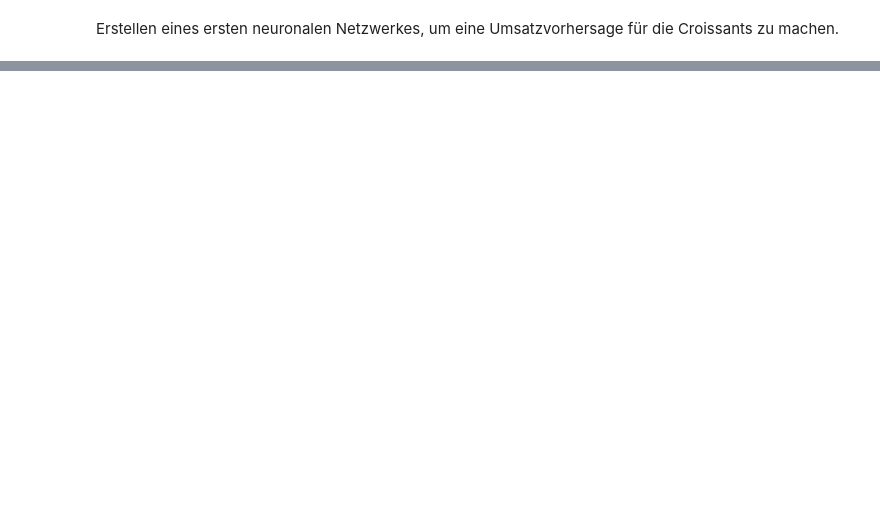
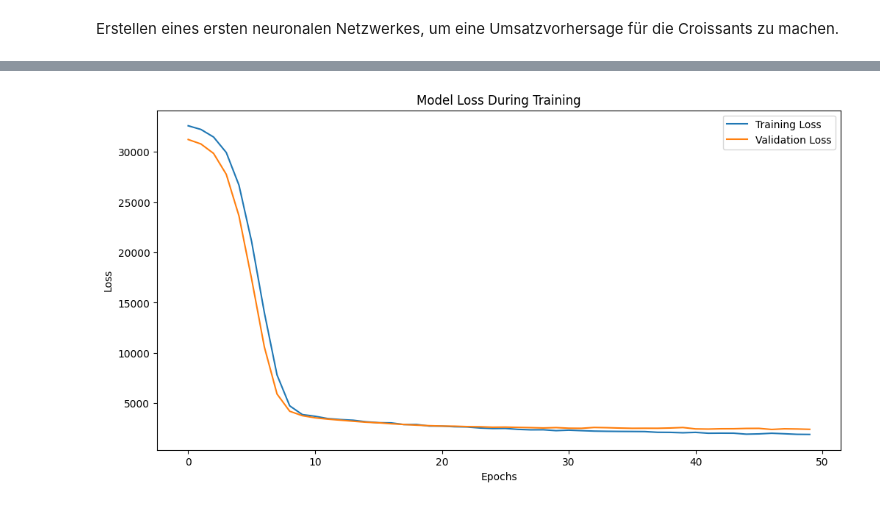
Before and after one commit to jul-mar/bakery_sales_prediction, a Jupyter notebook: 3_Model/03_Barbara/Croissant_model.ipynb, the cells around one changed output, grey strips where cells are left out. Cells and saved outputs as stored; diff of their text form; code cells hidden in the pictures; blank space fills up the shorter version.

Commit message:
Updated my croissant model

```diff
--- a/3_Model/03_Barbara/Croissant_model.ipynb
+++ b/3_Model/03_Barbara/Croissant_model.ipynb
@@ -60,0 +102,14 @@ ModuleNotFoundError: No module named 'numpy.typing'
+# %%
+# Compiling and Training the model with mean squared Error (MSE) as loss function and adam optimizer
+model.compile(loss="mse", optimizer=Adam(learning_rate=0.001), metrics = ['mae']) # Mean Absolute Error zur Überwachung
+
+history = model.fit(training_features, training_labels, epochs=50,
+                    batch_size = 32,
+                    verbose =1,
+                    validation_data=(validation_features, validation_labels))
+
+# Infos zum Output:
+# 235/235 bedeutet, dass Datensatz in 235 Batches aufgeteilt wurde und alle Batches für diese Epoche verarbeitet wurden
+#1s 2ms/step: Zeit, die für die gesamte Epoche benötigt wurde (1 Sekunde) und durchschnittlich 2 Millisekunden pro Schritt
+#loss: 63840.3867: Der Trainingsverlust (Loss) nach dieser Epoche. Ein hoher Wert bedeutet, dass das Modell noch weit davon entfernt ist, optimale Vorhersagen zu treffen.
+#val_loss: 51443.0977: Der Validierungsverlust (Loss) für diese Epoche. Das ist der Verlust auf den Validierungsdaten, die nicht für das Training verwendet werden, sondern zur Überprüfung der Modellleistung dienen
@@ -60,0 +156,15 @@ ModuleNotFoundError: No module named 'numpy.typing'
+# %%
+# Plotting Training History
+#comparing the training and validation loss over the epochs
+import matplotlib.pyplot as plt
+
+plt.figure(figsize=(12, 6))
+plt.plot(history.history['loss'], label='Training Loss')
+plt.plot(history.history['val_loss'], label='Validation Loss')
+plt.title('Model Loss During Training')
+plt.xlabel('Epochs')
+plt.ylabel('Loss')
+plt.legend()
+plt.show()
+# %% [output]
+[figure, added]
```
Also changed, not shown: parts of 11 cells of this notebook, 8 other files.
